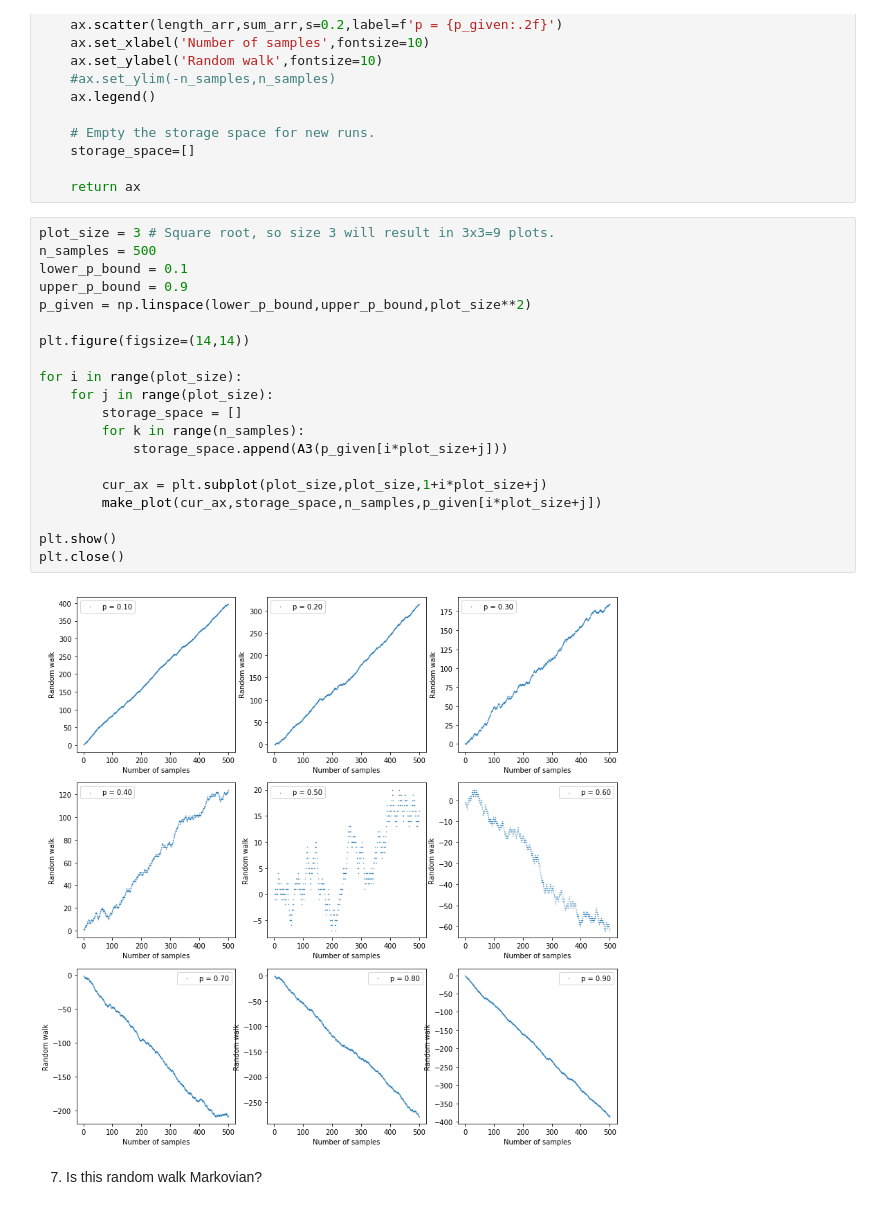
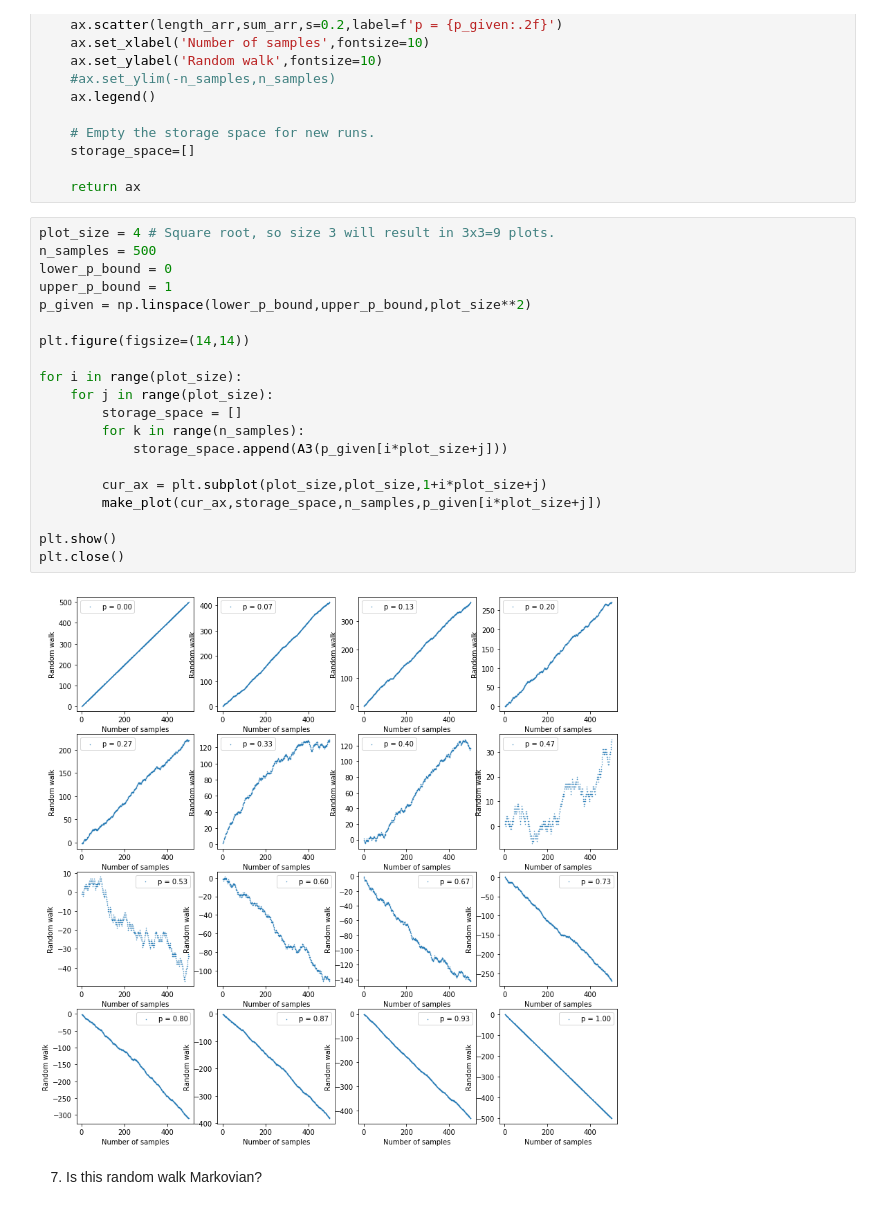
Before and after one commit to AukeB/MAS-2020, a Jupyter notebook: Sampling/Sampling.ipynb, the cells around one changed output. Saved outputs shown, nothing was run; the diff lists cells and outputs as text.

```diff
--- a/Sampling/Sampling.ipynb
+++ b/Sampling/Sampling.ipynb
@@ -73,26 +73,26 @@ def make_plot(ax,storage_space,n_samples,p_given):
 
     return ax
 # %%
-plot_size = 3 # Square root, so size 3 will result in 3x3=9 plots.
+plot_size = 4 # Square root, so size 3 will result in 3x3=9 plots.
 n_samples = 500
-lower_p_bound = 0.1
-upper_p_bound = 0.9
+lower_p_bound = 0
+upper_p_bound = 1
 p_given = np.linspace(lower_p_bound,upper_p_bound,plot_size**2)
 
 plt.figure(figsize=(14,14))
 
 for i in range(plot_size):
     for j in range(plot_size):
         storage_space = []
         for k in range(n_samples):
             storage_space.append(A3(p_given[i*plot_size+j]))
 
         cur_ax = plt.subplot(plot_size,plot_size,1+i*plot_size+j)
         make_plot(cur_ax,storage_space,n_samples,p_given[i*plot_size+j])
 
 plt.show()
 plt.close()
 # %% [output]
-[figure, old version]
+[figure, new version]
 # %% [markdown]
 7) Is this random walk Markovian?
```
Also changed, not shown: parts of 18 cells of this notebook.
